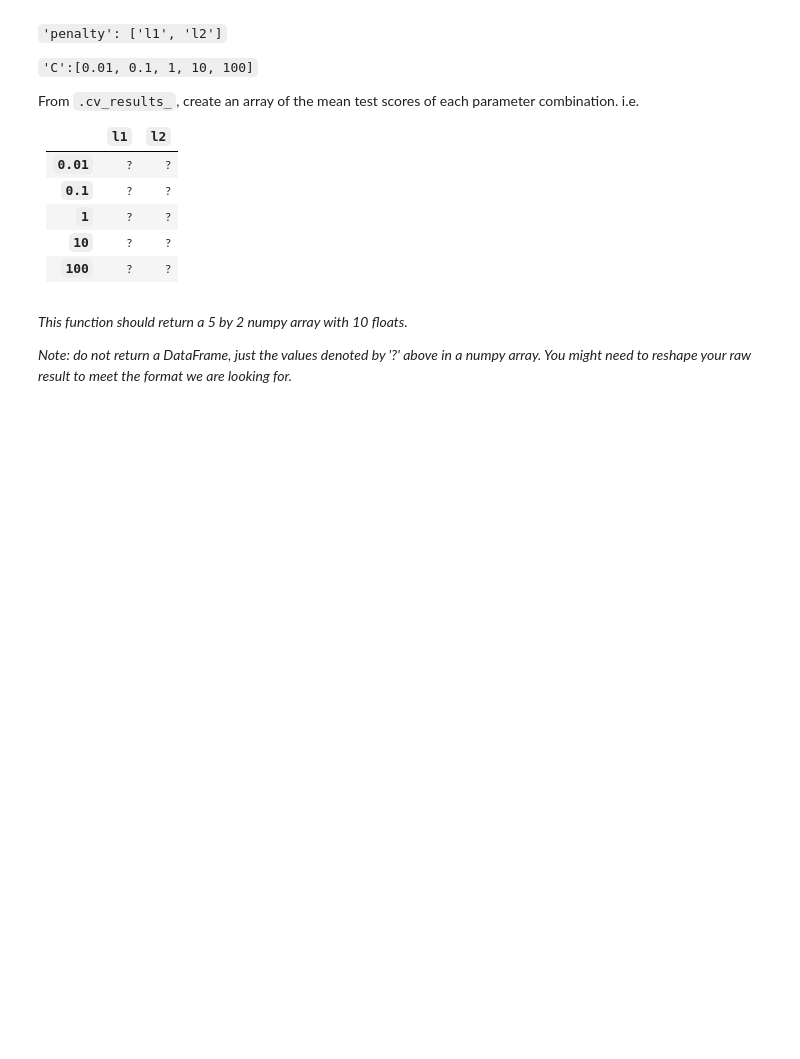
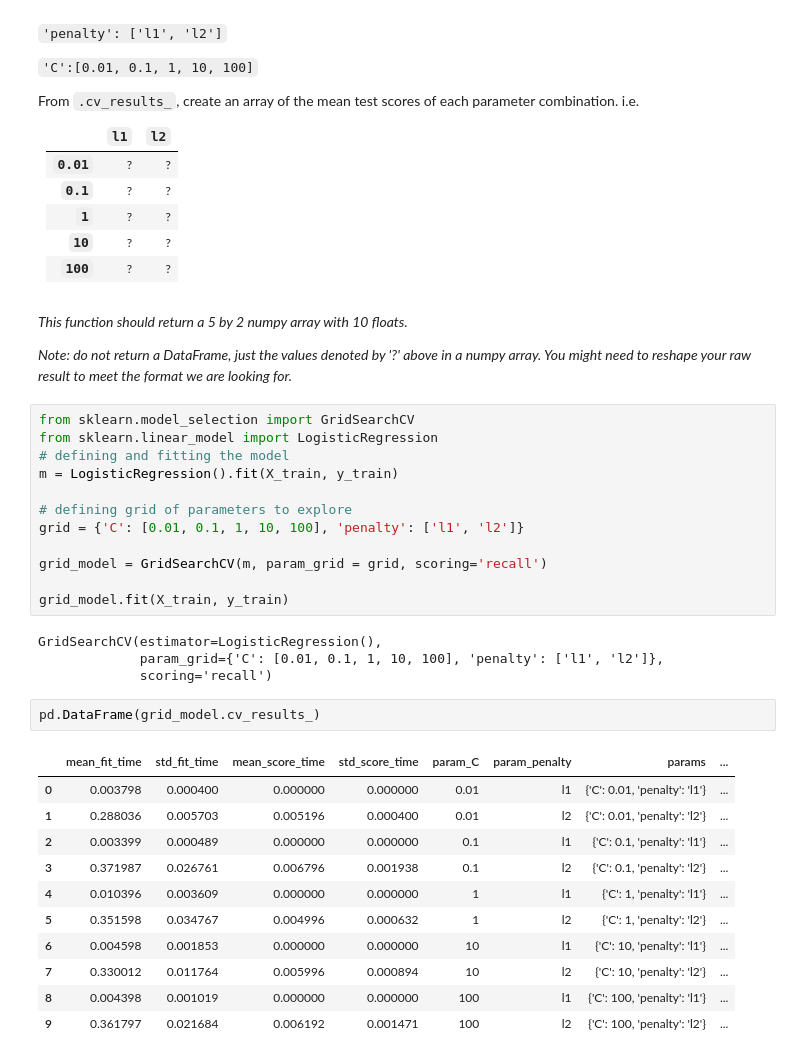
Before and after one commit to jvmlopes/ML_tasks, a Jupyter notebook: Evaluation.ipynb, the cells around one changed output. Saved outputs shown, nothing was run; the diff lists cells and outputs as text; blank space fills up the shorter version.

```diff
--- a/Evaluation.ipynb
+++ b/Evaluation.ipynb
@@ -164,3 +164,33 @@ From `.cv_results_`, create an array of the mean test scores of each parameter c
 *This function should return a 5 by 2 numpy array with 10 floats.*
 
 *Note: do not return a DataFrame, just the values denoted by '?' above in a numpy array. You might need to reshape your raw result to meet the format we are looking for.*
+# %%
+from sklearn.model_selection import GridSearchCV
+from sklearn.linear_model import LogisticRegression
+# defining and fitting the model
+m = LogisticRegression().fit(X_train, y_train)
+
+# defining grid of parameters to explore
+grid = {'C': [0.01, 0.1, 1, 10, 100], 'penalty': ['l1', 'l2']}
+
+grid_model = GridSearchCV(m, param_grid = grid, scoring='recall')
+
+grid_model.fit(X_train, y_train)
+# %% [output]
+GridSearchCV(estimator=LogisticRegression(),
+             param_grid={'C': [0.01, 0.1, 1, 10, 100], 'penalty': ['l1', 'l2']},
+             scoring='recall')
+# %%
+pd.DataFrame(grid_model.cv_results_)
+# %% [output]
+|  | mean_fit_time | std_fit_time | mean_score_time | std_score_time | param_C | param_penalty | params | ... |
+| 0 | 0.003798 | 0.000400 | 0.000000 | 0.000000 | 0.01 | l1 | {'C': 0.01, 'penalty': 'l1'} | ... |
+| 1 | 0.288036 | 0.005703 | 0.005196 | 0.000400 | 0.01 | l2 | {'C': 0.01, 'penalty': 'l2'} | ... |
+| 2 | 0.003399 | 0.000489 | 0.000000 | 0.000000 | 0.1 | l1 | {'C': 0.1, 'penalty': 'l1'} | ... |
+| 3 | 0.371987 | 0.026761 | 0.006796 | 0.001938 | 0.1 | l2 | {'C': 0.1, 'penalty': 'l2'} | ... |
+| 4 | 0.010396 | 0.003609 | 0.000000 | 0.000000 | 1 | l1 | {'C': 1, 'penalty': 'l1'} | ... |
+| 5 | 0.351598 | 0.034767 | 0.004996 | 0.000632 | 1 | l2 | {'C': 1, 'penalty': 'l2'} | ... |
+| 6 | 0.004598 | 0.001853 | 0.000000 | 0.000000 | 10 | l1 | {'C': 10, 'penalty': 'l1'} | ... |
+| 7 | 0.330012 | 0.011764 | 0.005996 | 0.000894 | 10 | l2 | {'C': 10, 'penalty': 'l2'} | ... |
+| 8 | 0.004398 | 0.001019 | 0.000000 | 0.000000 | 100 | l1 | {'C': 100, 'penalty': 'l1'} | ... |
+| 9 | 0.361797 | 0.021684 | 0.006192 | 0.001471 | 100 | l2 | {'C': 100, 'penalty': 'l2'} | ... |
```
Also changed, not shown: parts of 3 cells of this notebook.
